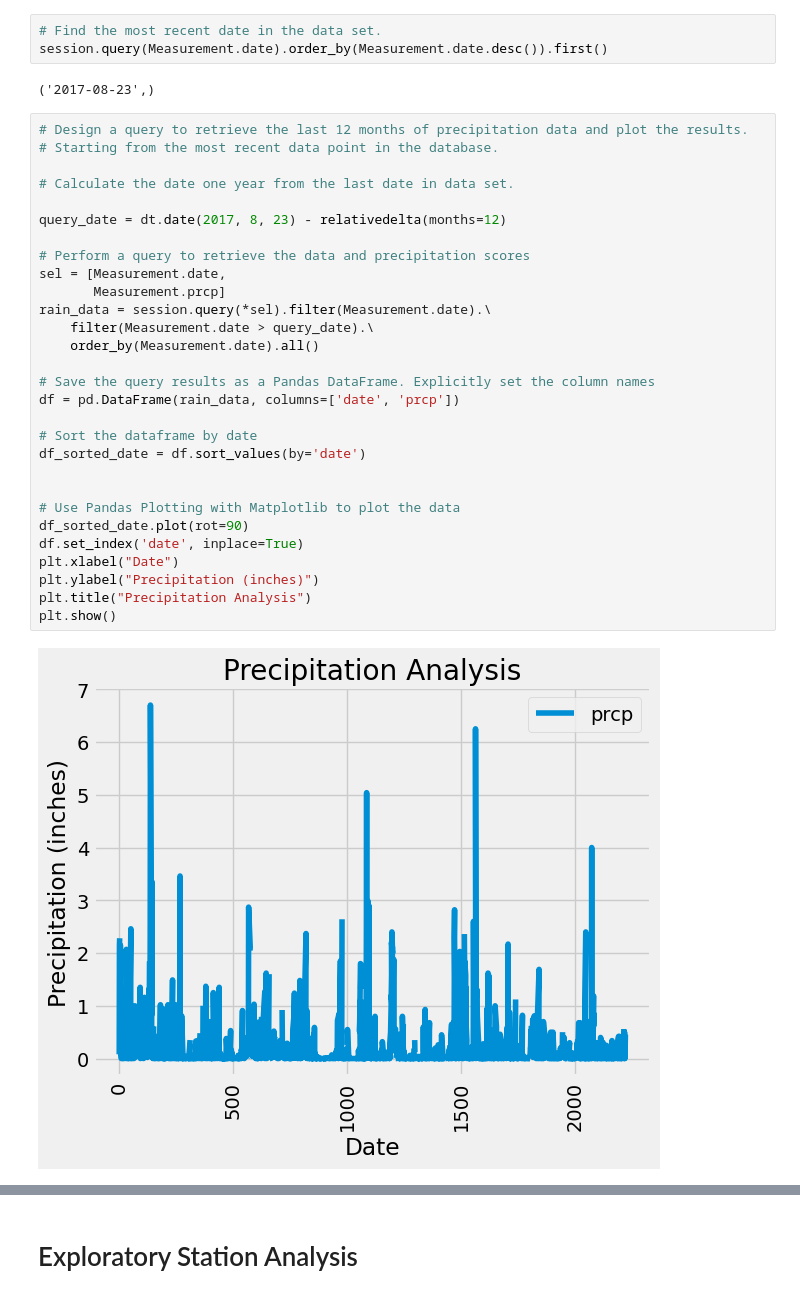
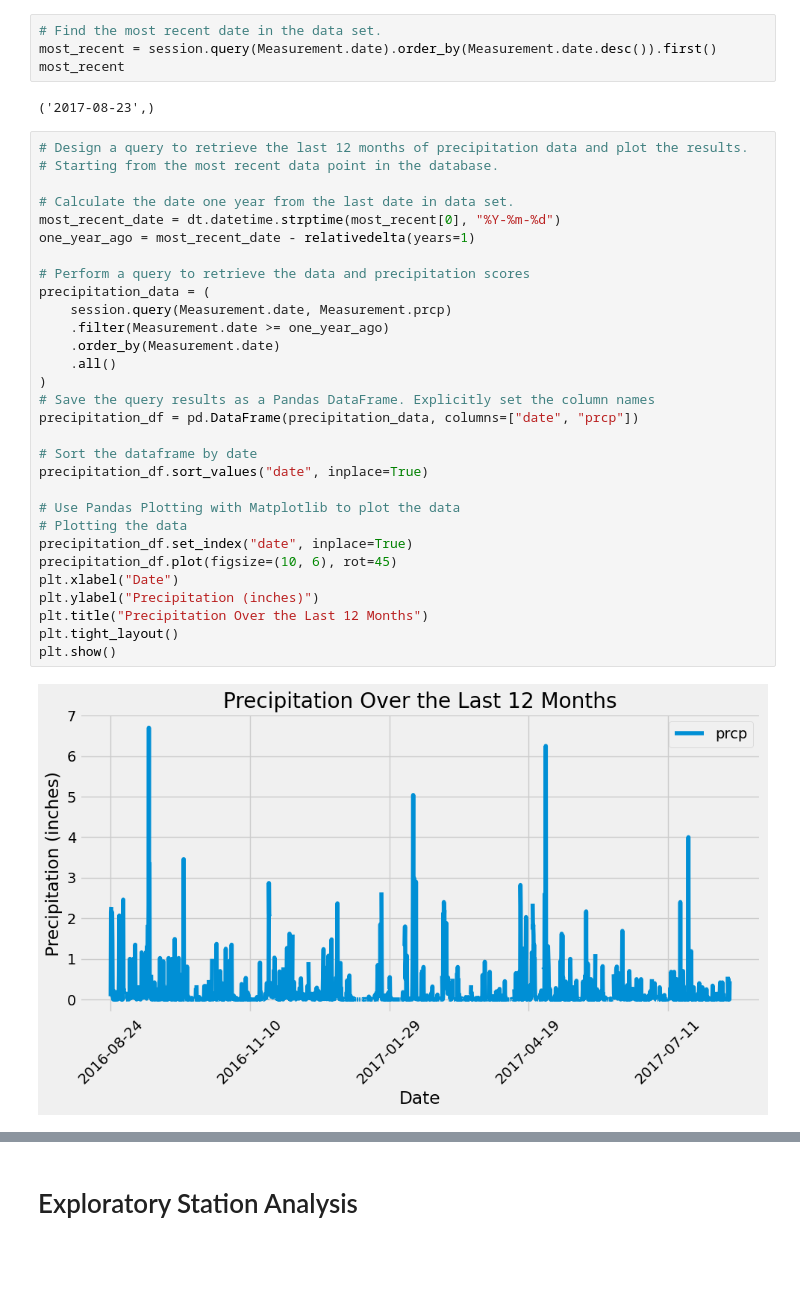
Before and after one commit to TheresaFregoso/sqlalchemy-challenge, a Jupyter notebook: PrimeWeather/climate_queries.ipynb, the cells around one changed output, grey strips where cells are left out. Cells and saved outputs as stored; diff of their text form; blank space fills up the shorter version.

```diff
--- a/PrimeWeather/climate_queries.ipynb
+++ b/PrimeWeather/climate_queries.ipynb
@@ -61,39 +62,41 @@ session = Session(engine)
 # Exploratory Precipitation Analysis
 # %%
 # Find the most recent date in the data set.
-session.query(Measurement.date).order_by(Measurement.date.desc()).first()
+most_recent = session.query(Measurement.date).order_by(Measurement.date.desc()).first()
+most_recent
 # %% [output]
 ('2017-08-23',)
 # %%
 # Design a query to retrieve the last 12 months of precipitation data and plot the results.
 # Starting from the most recent data point in the database.
 
 # Calculate the date one year from the last date in data set.
-
-query_date = dt.date(2017, 8, 23) - relativedelta(months=12)
+most_recent_date = dt.datetime.strptime(most_recent[0], "%Y-%m-%d")
+one_year_ago = most_recent_date - relativedelta(years=1)
 
 # Perform a query to retrieve the data and precipitation scores
-sel = [Measurement.date,
-       Measurement.prcp]
-rain_data = session.query(*sel).filter(Measurement.date).\
-    filter(Measurement.date > query_date).\
-    order_by(Measurement.date).all()
-
+precipitation_data = (
+    session.query(Measurement.date, Measurement.prcp)
+    .filter(Measurement.date >= one_year_ago)
+    .order_by(Measurement.date)
+    .all()
+)
 # Save the query results as a Pandas DataFrame. Explicitly set the column names
-df = pd.DataFrame(rain_data, columns=['date', 'prcp'])
+precipitation_df = pd.DataFrame(precipitation_data, columns=["date", "prcp"])
 
 # Sort the dataframe by date
-df_sorted_date = df.sort_values(by='date')
-
+precipitation_df.sort_values("date", inplace=True)
 
 # Use Pandas Plotting with Matplotlib to plot the data
-df_sorted_date.plot(rot=90)
-df.set_index('date', inplace=True)
+# Plotting the data
+precipitation_df.set_index("date", inplace=True)
+precipitation_df.plot(figsize=(10, 6), rot=45)
 plt.xlabel("Date")
 plt.ylabel("Precipitation (inches)")
-plt.title("Precipitation Analysis")
+plt.title("Precipitation Over the Last 12 Months")
+plt.tight_layout()
 plt.show()
 # %% [output]
-[figure, old version]
+[figure, new version]
 # %%
 # Use Pandas to calculate the summary statistics for the precipitation data
```
Also changed, not shown: parts of 4 cells of this notebook, 2 other files.
